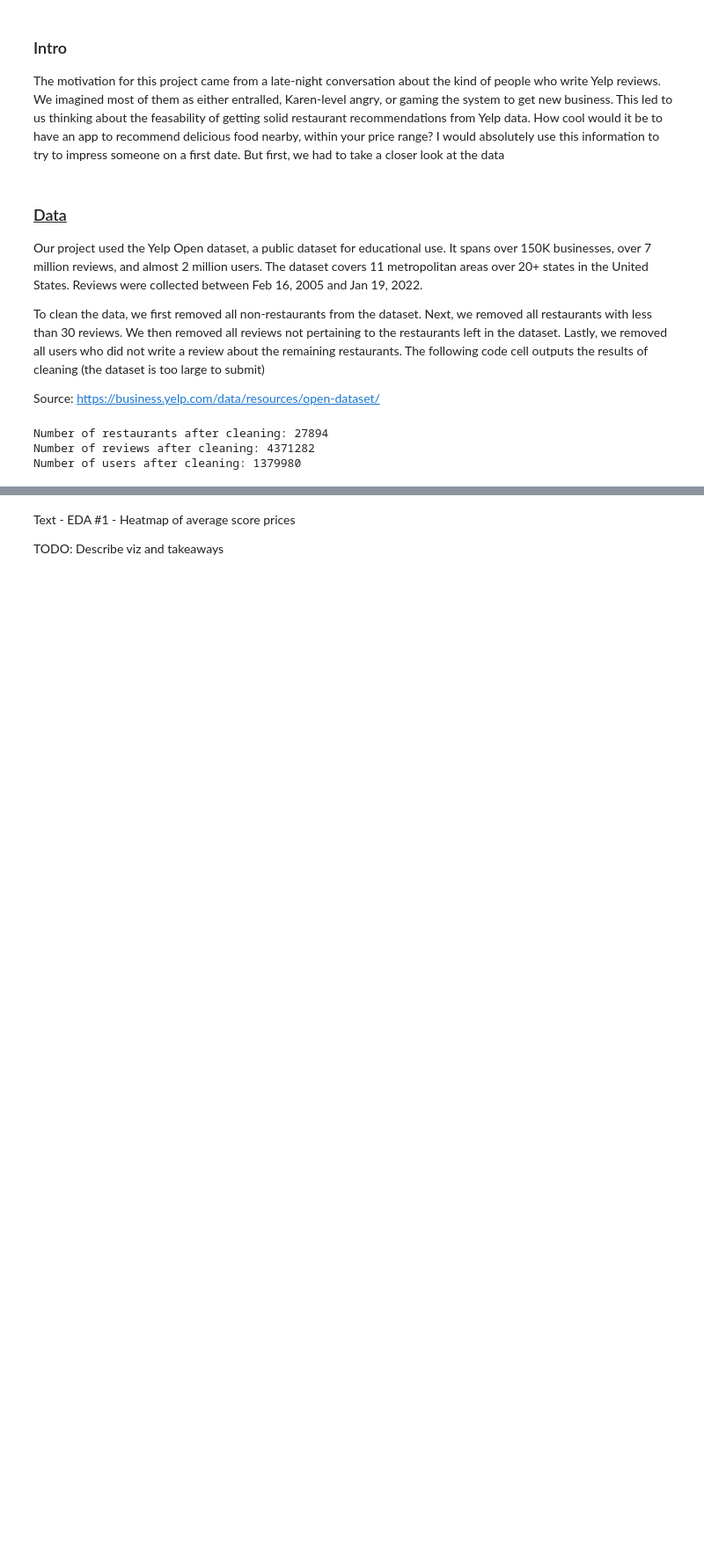
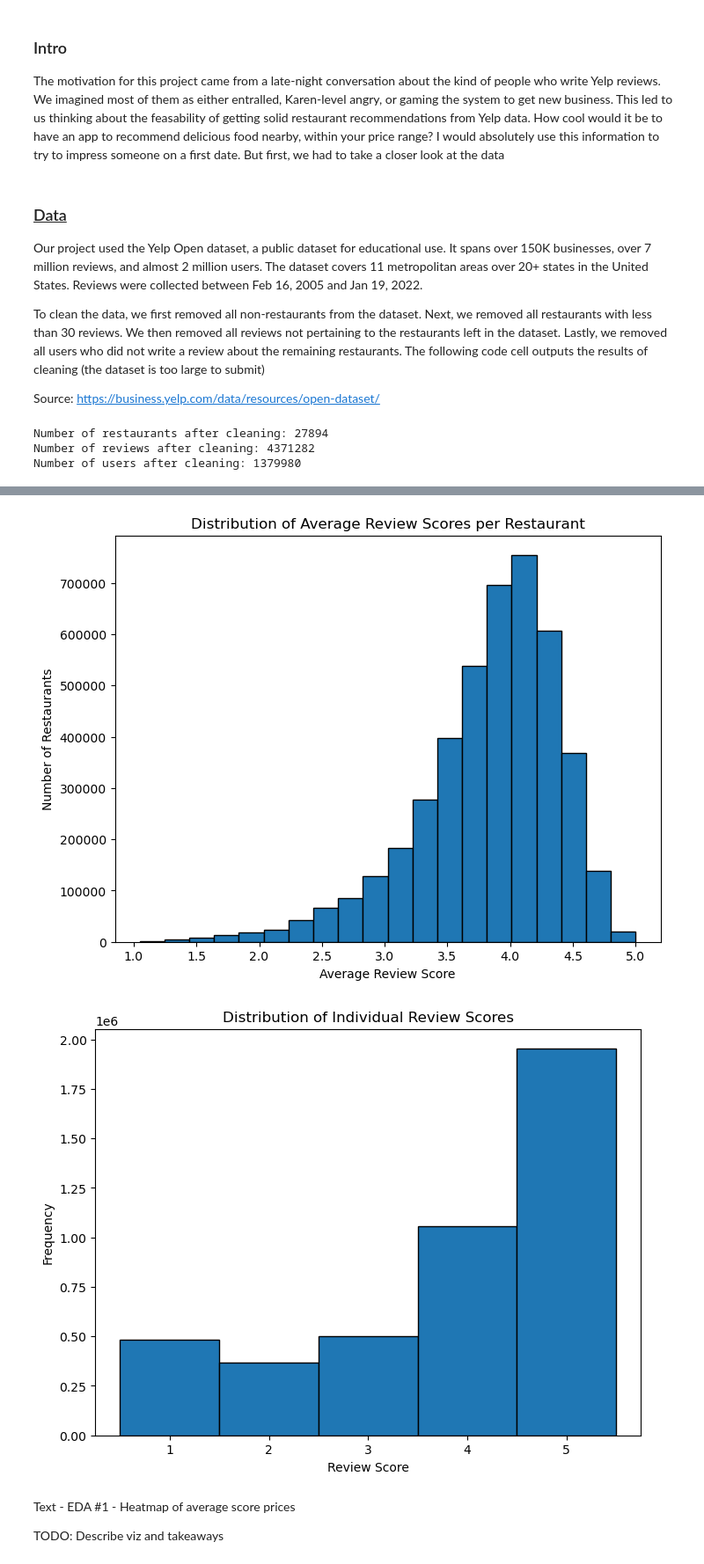
Before and after one commit to uic-cs418/group-project-better-late-than-never, a Jupyter notebook: final_report.ipynb, the cells around one changed output, grey strips where cells are left out. Shown at 88% size. Saved outputs shown, nothing was run; the diff lists cells and outputs as text; code cells hidden in the pictures; blank space fills up the shorter version.

```diff
--- a/final_report.ipynb
+++ b/final_report.ipynb
@@ -38,7 +46,15 @@ TODO: Describe viz and takeaways
 # %%
+import review_score_analysis
 ## Run code for viz 1 - distribution of review scores
 
-## Run
+avg_score_df = review_score_analysis.calculate_average_review_score(reviews_df)
+
+# Plot EDA graphs
+review_score_analysis.plot_average_score_distribution(avg_score_df)
+review_score_analysis.plot_review_distribution(reviews_df)
+# %% [output]
+[figure, added]
+[figure, added]
 # %% [markdown]
 Text - EDA #1 - Heatmap of average score prices
 
```
Also changed, not shown: parts of 2 cells of this notebook.
